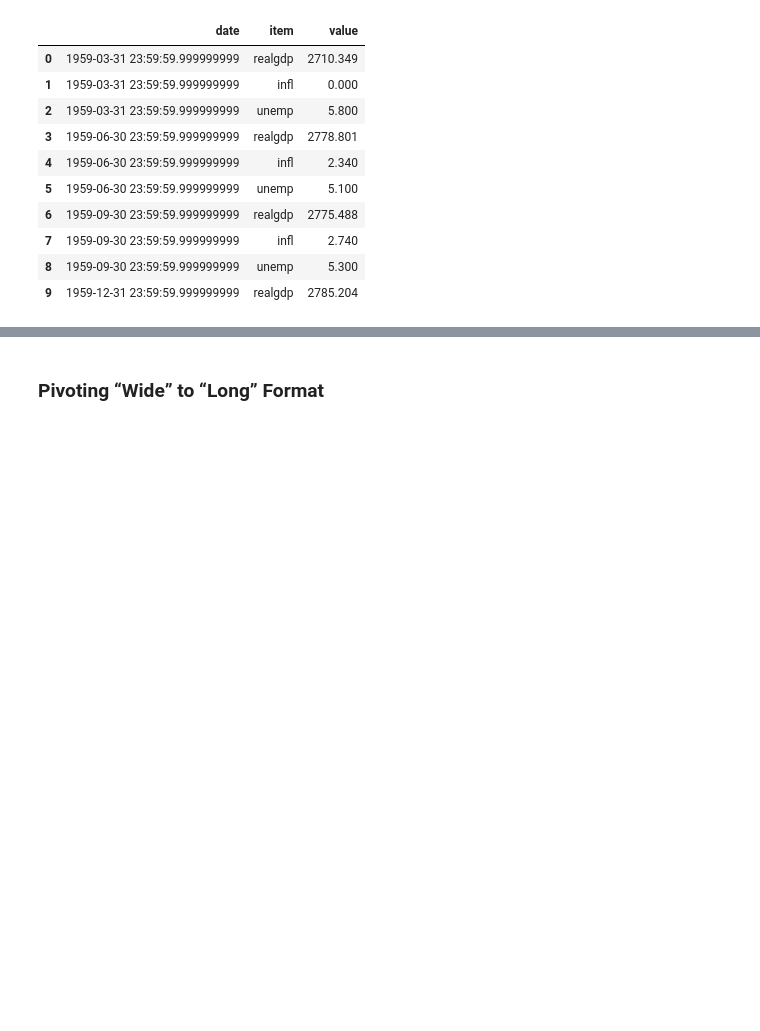
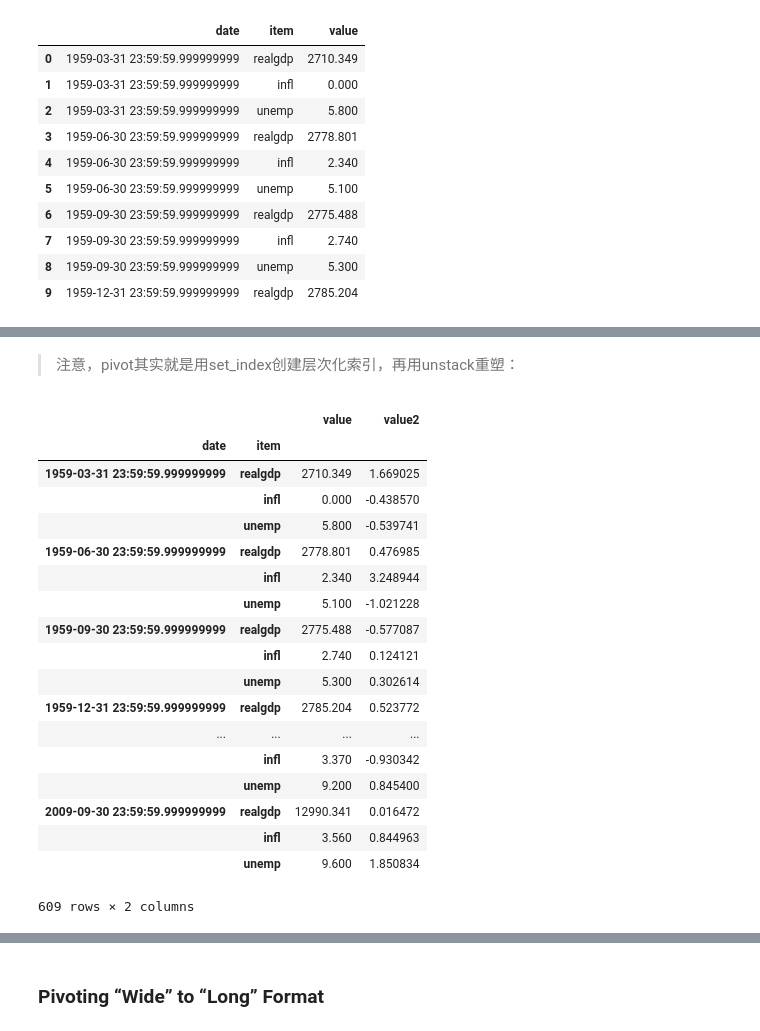
Before and after one commit to wesm/pydata-book, a Jupyter notebook: ch08.ipynb, the cells around one changed output, grey strips where cells are left out. Drawn from its saved outputs; the diff is of its cells as text; code cells hidden in the pictures; blank space fills up the shorter version.

```diff
--- a/ch08.ipynb
+++ b/ch08.ipynb
@@ -954,3 +1224,27 @@ pivoted['value'][:5]
+# %% [markdown]
+> 注意，pivot其实就是用set_index创建层次化索引，再用unstack重塑：
+# %%
+ldata.set_index(['date', 'item'])
+# %% [output]
+|  |  | value | value2 |
+| date | item |  |  |
+| 1959-03-31 23:59:59.999999999 | realgdp | 2710.349 | 1.669025 |
+|  | infl | 0.000 | -0.438570 |
+|  | unemp | 5.800 | -0.539741 |
+| 1959-06-30 23:59:59.999999999 | realgdp | 2778.801 | 0.476985 |
+|  | infl | 2.340 | 3.248944 |
+|  | unemp | 5.100 | -1.021228 |
+| 1959-09-30 23:59:59.999999999 | realgdp | 2775.488 | -0.577087 |
+|  | infl | 2.740 | 0.124121 |
+|  | unemp | 5.300 | 0.302614 |
+| 1959-12-31 23:59:59.999999999 | realgdp | 2785.204 | 0.523772 |
+| ... | ... | ... | ... |
+|  | infl | 3.370 | -0.930342 |
+|  | unemp | 9.200 | 0.845400 |
+| 2009-09-30 23:59:59.999999999 | realgdp | 12990.341 | 0.016472 |
+|  | infl | 3.560 | 0.844963 |
+|  | unemp | 9.600 | 1.850834 |
+609 rows × 2 columns
 # %%
 unstacked = ldata.set_index(['date', 'item']).unstack('item')
 unstacked[:7]
```
Also changed, not shown: parts of 59 cells of this notebook.
